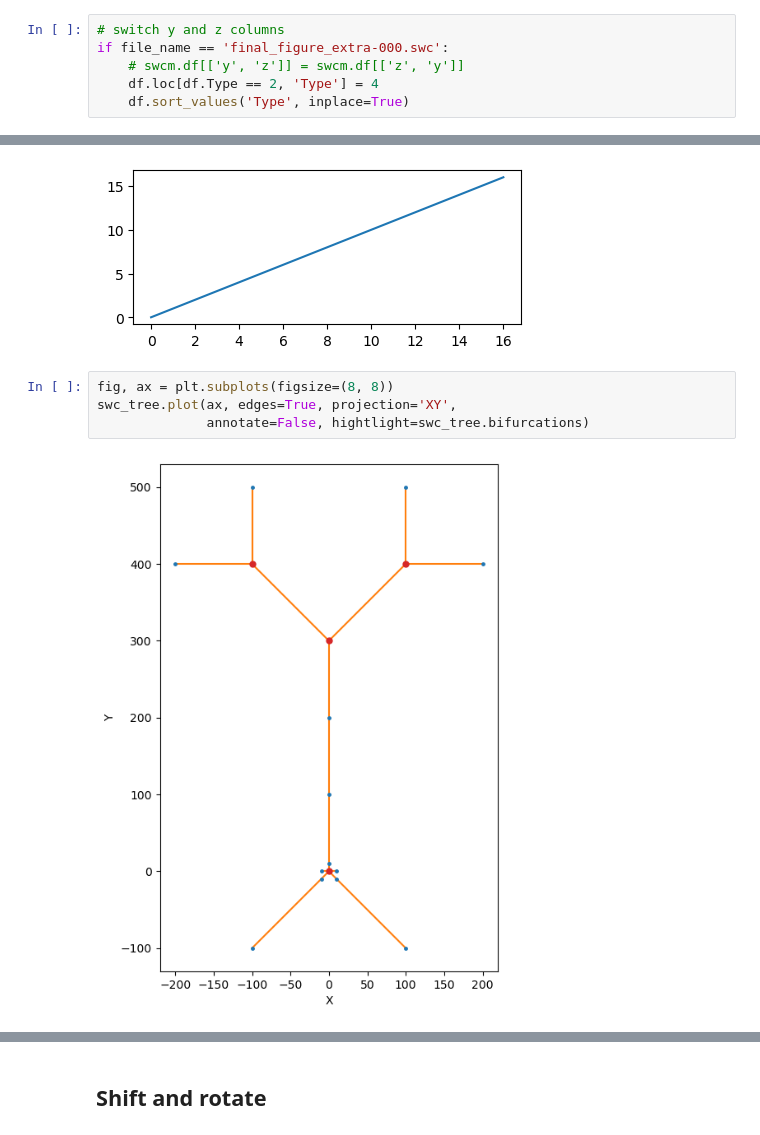
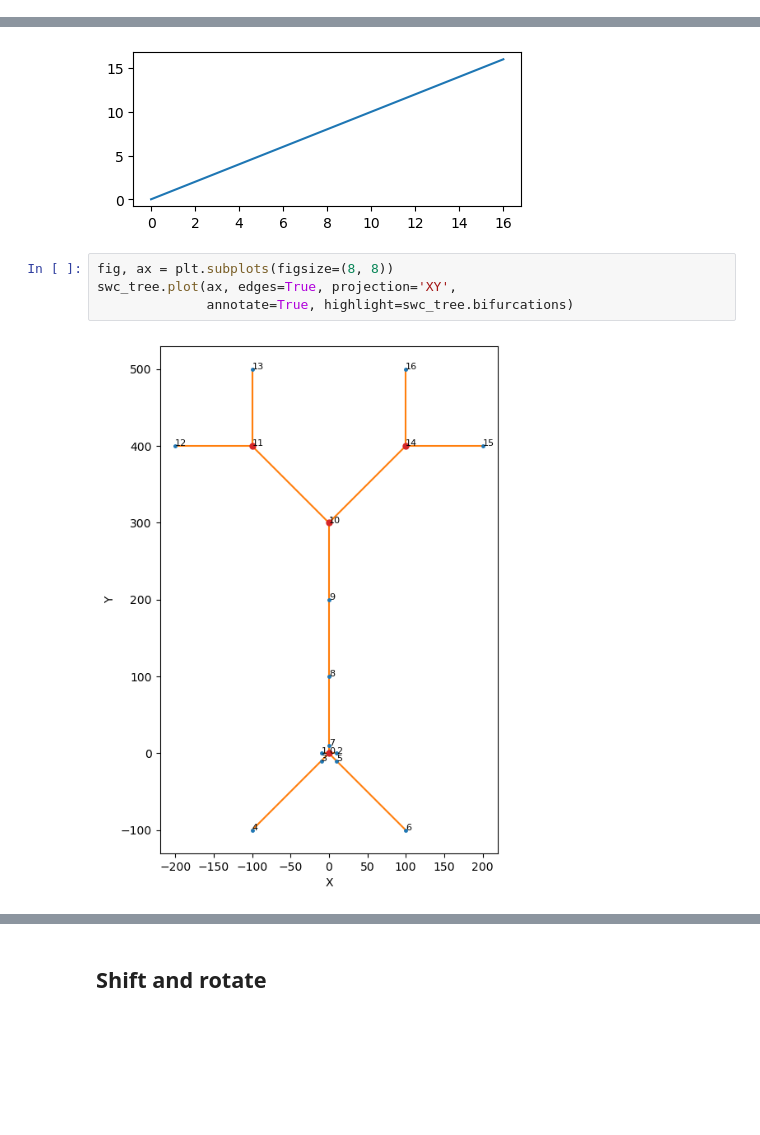
Before and after one commit to Poirazi-Lab/DendroTweaksApp, a Jupyter notebook: app/src/trees_demo.ipynb, the cells around one changed output, grey strips where cells are left out. Cells and saved outputs as stored; diff of their text form; blank space fills up the shorter version.

```diff
--- a/app/src/trees_demo.ipynb
+++ b/app/src/trees_demo.ipynb
@@ -56,12 +60,6 @@ df[['X', 'Y', 'Z']].describe()
 | 50% | 0.00000 | 100.000000 | 0.0 |
 | 75% | 10.00000 | 400.000000 | 0.0 |
 | max | 200.00000 | 500.000000 | 0.0 |
-# %%
-# switch y and z columns
-if file_name == 'final_figure_extra-000.swc':
-    # swcm.df[['y', 'z']] = swcm.df[['z', 'y']]
-    df.loc[df.Type == 2, 'Type'] = 4
-    df.sort_values('Type', inplace=True)
 # %%
 # Show min and max idx for each node type
 df.groupby('Type').agg({'Index': ['min', 'max']})
@@ -126,6 +118,6 @@ plt.plot([node.idx for node in swc_tree._nodes])
 # %%
 fig, ax = plt.subplots(figsize=(8, 8))
 swc_tree.plot(ax, edges=True, projection='XY',
-              annotate=False, hightlight=swc_tree.bifurcations)
+              annotate=True, highlight=swc_tree.bifurcations)
 # %% [output]
-[figure, old version]
+[figure, new version]
```
Also changed, not shown: parts of 36 cells of this notebook, 6 other files.
